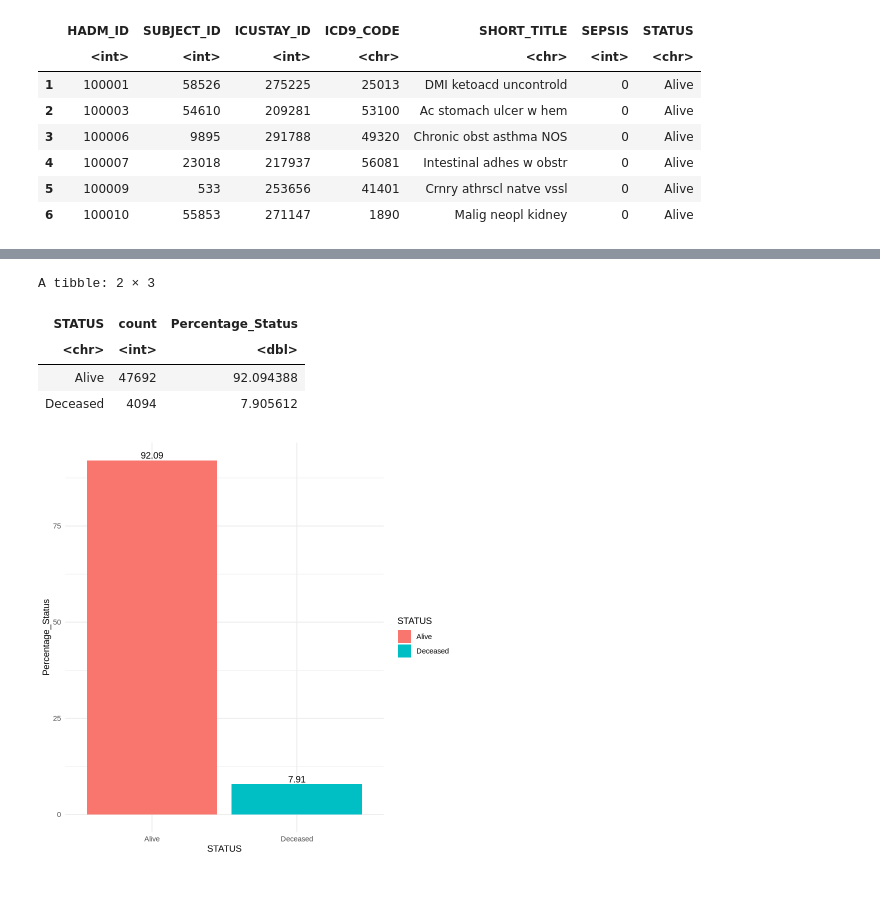
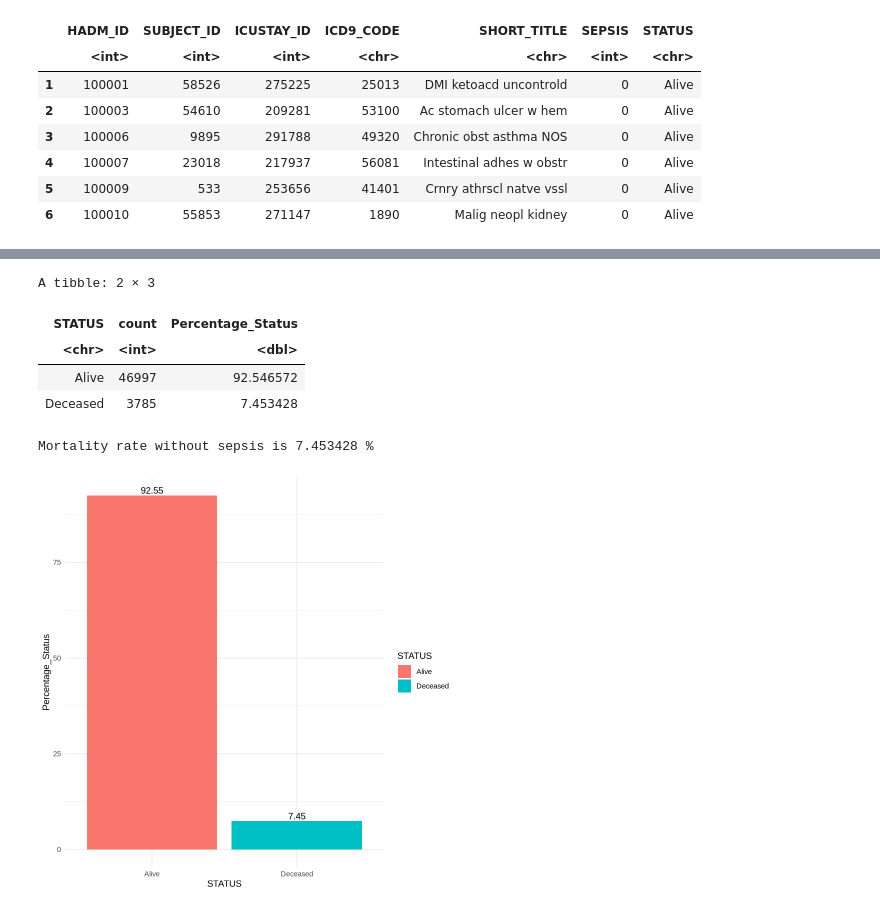
Before and after one commit to Blanqui04/EHR-A3-Group-B, a Jupyter notebook: analysis/Activity-A3.ipynb, the cells around one changed output, grey strips where cells are left out. Drawn from its saved outputs; the diff is of its cells as text; code cells hidden in the pictures.

```diff
--- a/analysis/Activity-A3.ipynb
+++ b/analysis/Activity-A3.ipynb
@@ -226,26 +251,32 @@ A tibble: 2 × 3
 # %%
 #Without Sepsis
 df2 <- mortality_df %>%
   filter(SEPSIS == 0) %>%
   group_by(STATUS)%>%
   summarise(count = n())%>%
   mutate(Percentage_Status = count / sum(count) * 100)
 
 head(df2)
 
+mortality_sepsis <- df2 %>%
+  filter(STATUS == 'Deceased') %>%
+  pull(Percentage_Status)
+cat("Mortality rate without sepsis is", mortality_sepsis, "%")
+
 ggplot(df2,
        aes(x=STATUS,
            y=Percentage_Status,
            fill = STATUS,
            label=round(Percentage_Status,2))
        ) +
   geom_col() +
   geom_text(position=position_dodge(0.5), vjust=-0.25) +
   theme_minimal()
 # %% [output]
 A tibble: 2 × 3
 | STATUS | count | Percentage_Status |
 | <chr> | <int> | <dbl> |
-| Alive | 47692 | 92.094388 |
-| Deceased | 4094 | 7.905612 |
+| Alive | 46997 | 92.546572 |
+| Deceased | 3785 | 7.453428 |
+Mortality rate without sepsis is 7.453428 %
-[figure, old version]
+[figure, new version]
```
Also changed, not shown: parts of 7 cells of this notebook, 1 other file.
